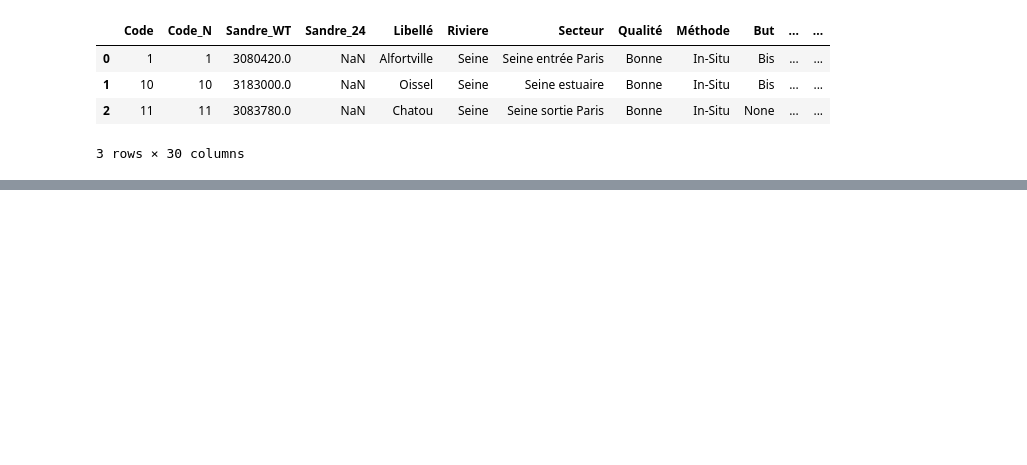
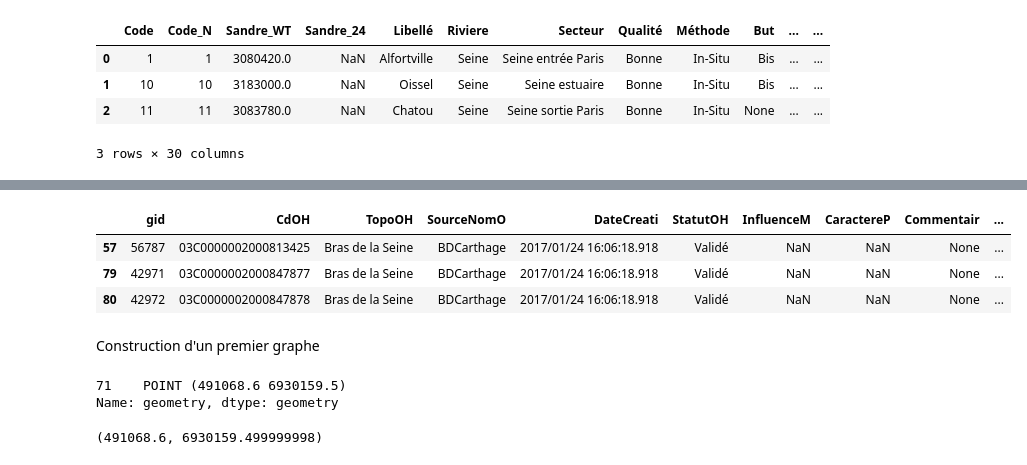
Before and after one commit to Raphaelle-Christmann/Graphe-hydrographique, a Jupyter notebook: travail raph.ipynb, the cells around one changed output, grey strips where cells are left out. Saved outputs shown, nothing was run; the diff lists cells and outputs as text; code cells hidden in the pictures; blank space fills up the shorter version.

```diff
--- a/travail raph.ipynb
+++ b/travail raph.ipynb
@@ -47,0 +67,3 @@ Graphe des stations avec les relations amont/aval entre elles (après on ajouter
+# %%
+sites1 = sites[~sites.is_empty]
+sites.shape
@@ -47,0 +72,3 @@ Graphe des stations avec les relations amont/aval entre elles (après on ajouter
+# %%
+pos1, pos2 = seine1.sindex.nearest(sites1["geometry"], return_all = False) # récupération des indices des lignstrings les plus proches de chaque station (nos sites)
+pos1, pos2 # pos1 ce sont nos indices des stations, pos2 les lignstrings.
@@ -47,0 +91,12 @@ Graphe des stations avec les relations amont/aval entre elles (après on ajouter
+# %%
+for idx1, idx2 in zip(pos1, pos2):
+    pt = sites1.loc[idx1, "geometry"]
+    ls = seine1.loc[idx2, "geometry"]
+
+    proj_pt = ls.interpolate(ls.project(pt)) # projection du point sur la ls pour gérer les décalage, puis ajout du point sur la ls.
+    snap_ls = snap(ls, proj_pt, tolerance=0.0001) # on rajoute une brisure à la ligne, pour qu'un nouveau segment brisé dans la ligne ait pour bout la station
+    split_ls = split(snap_ls, proj_pt) # on split la ligne en deux à l'endroit de la station
+    split_ls = linemerge(split_ls) # on merge les lignes pour que ce soit un multilinestring
+
+    sites1.loc[idx1, "geometry"] = proj_pt # on actualise les coordonnées de la station pour que ça soit dans la ligne
+    seine1.loc[idx2, "geometry"] = split_ls # on actualise la ligne pour qu'elle soit brisée à l'endroit de la station
@@ -47,0 +110,3 @@ Graphe des stations avec les relations amont/aval entre elles (après on ajouter
+# %%
+topo = seine1.loc[seine1.index[pos2], "TopoOH"].drop_duplicates().to_list()
+topo # on récupère les noms des rivières/affluents sur lesquel.le.s on a des stations
@@ -47,0 +130,10 @@ Graphe des stations avec les relations amont/aval entre elles (après on ajouter
+# %%
+seine2 = seine1[seine1["TopoOH"].isin(topo)] # on récupère la seine et ses affluents où on a des stations uniquement (donc on vire les inutiles)
+seine2.head(3)
+# %% [output]
+|  | gid | CdOH | TopoOH | SourceNomO | DateCreati | StatutOH | InfluenceM | CaractereP | Commentair | ... |
+| 57 | 56787 | 03C0000002000813425 | Bras de la Seine | BDCarthage | 2017/01/24 16:06:18.918 | Validé | NaN | NaN | None | ... |
+| 79 | 42971 | 03C0000002000847877 | Bras de la Seine | BDCarthage | 2017/01/24 16:06:18.918 | Validé | NaN | NaN | None | ... |
+| 80 | 42972 | 03C0000002000847878 | Bras de la Seine | BDCarthage | 2017/01/24 16:06:18.918 | Validé | NaN | NaN | None | ... |
+# %% [markdown]
+Construction d'un premier graphe
@@ -47,0 +148,11 @@ Graphe des stations avec les relations amont/aval entre elles (après on ajouter
+# %%
+root_node = sites1.loc[sites1["Libellé"] == "Balise fond", "geometry"]
+root_node # récupération de notre station à la base (estuaire de la Seine)
+# %% [output]
+71    POINT (491068.6 6930159.5)
+Name: geometry, dtype: geometry
+# %%
+root_node = root_node.squeeze().coords[0]
+root_node # on ne garde que le tuple des coordonnées du point
+# %% [output]
+(491068.6, 6930159.499999998)
```
Also changed, not shown: parts of 28 cells of this notebook.
